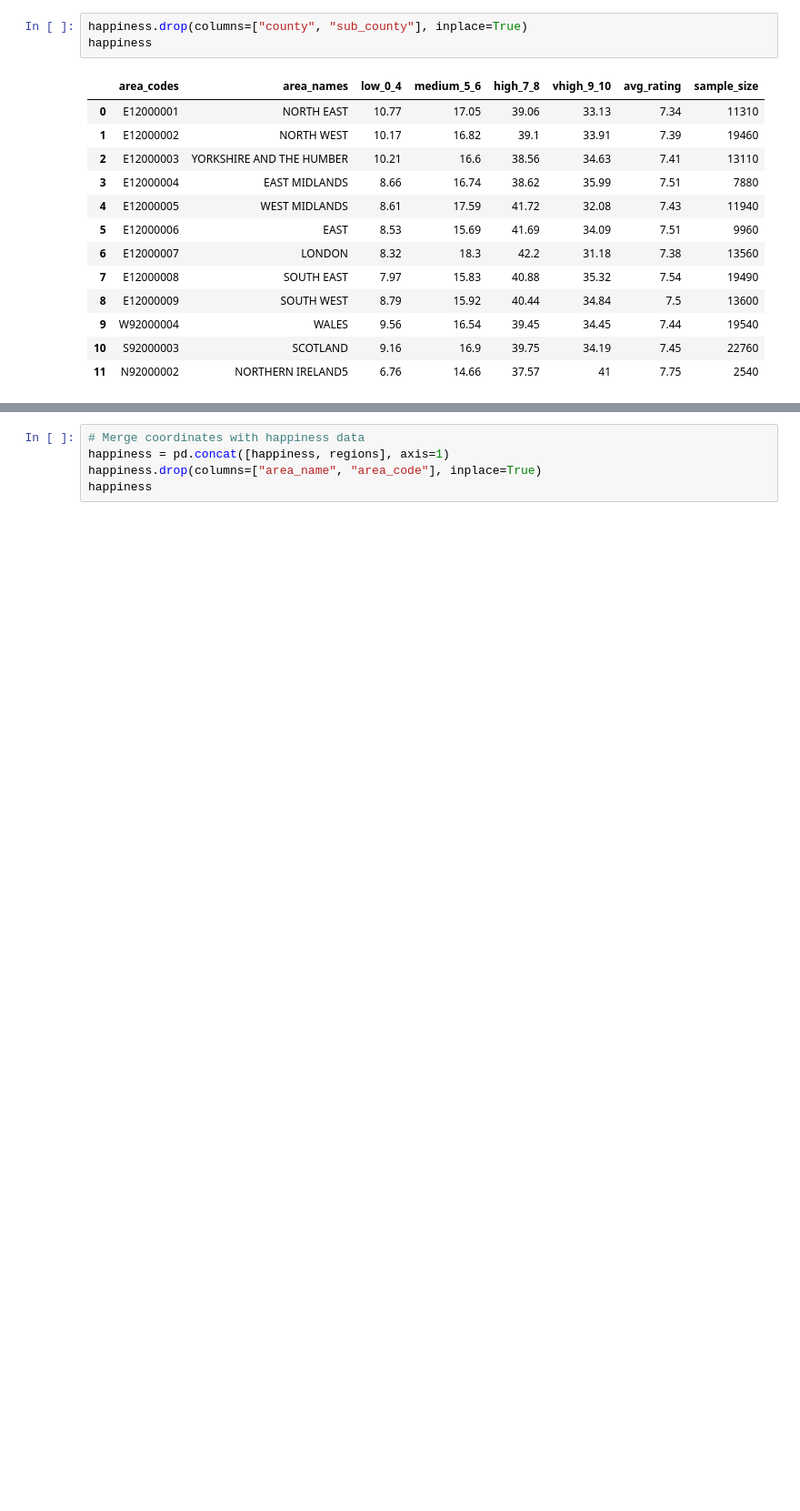
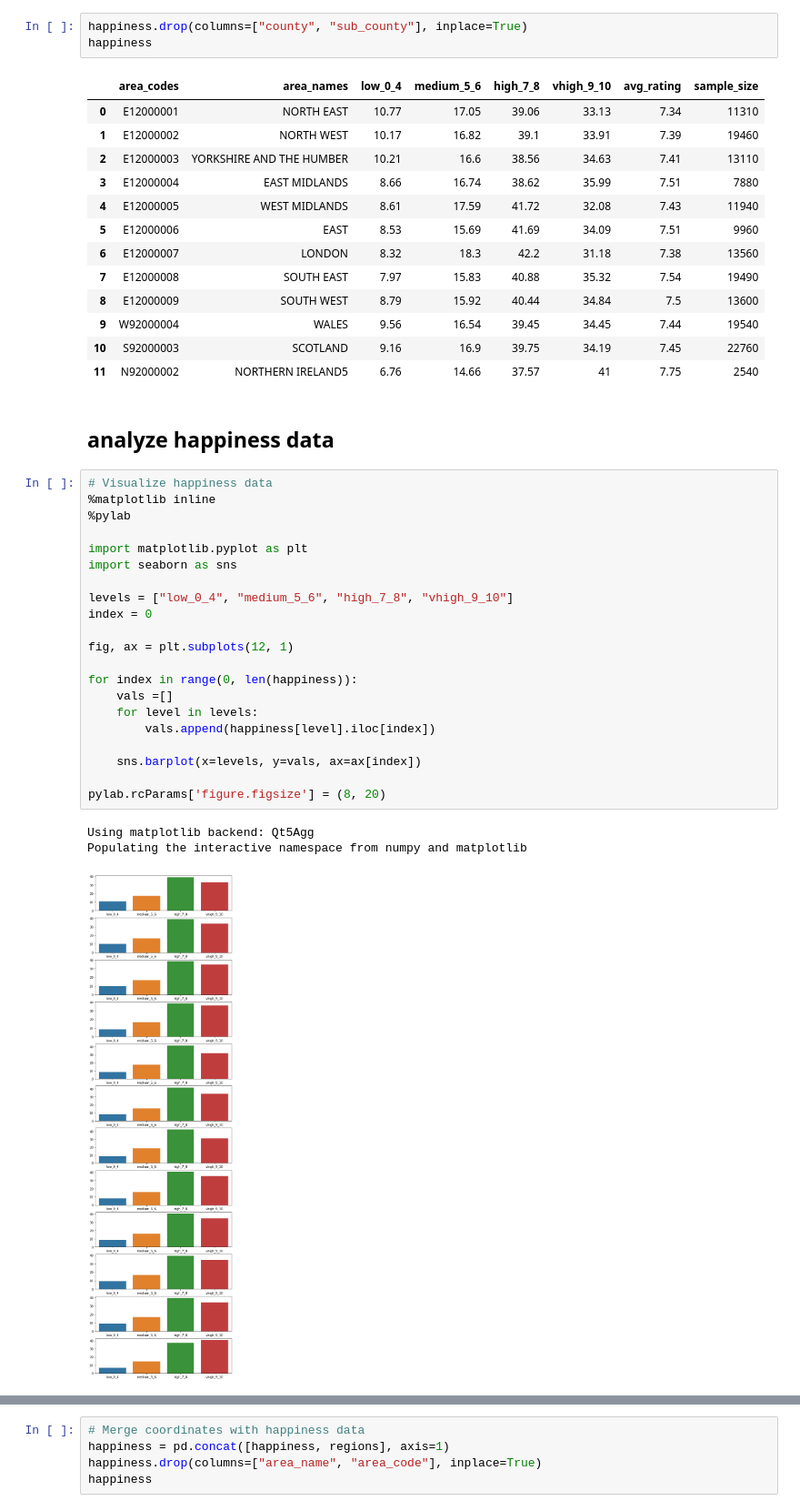
Before and after one commit to mukeswebrian/Analysing-the-impact-of-weather-on-self-reported-happiness, a Jupyter notebook: read_happiness_data.ipynb, the cells around one changed output, grey strips where cells are left out. Shown at 91% size. Saved outputs shown, nothing was run; the diff lists cells and outputs as text; blank space fills up the shorter version.

Commit message:
joined weather and happiness data, visualized happiness data

```diff
--- a/read_happiness_data.ipynb
+++ b/read_happiness_data.ipynb
@@ -170,3 +170,30 @@ happiness
 | 9 | W92000004 | WALES | 9.56 | 16.54 | 39.45 | 34.45 | 7.44 | 19540 |
 | 10 | S92000003 | SCOTLAND | 9.16 | 16.9 | 39.75 | 34.19 | 7.45 | 22760 |
 | 11 | N92000002 | NORTHERN IRELAND5 | 6.76 | 14.66 | 37.57 | 41 | 7.75 | 2540 |
+# %% [markdown]
+## analyze happiness data
+# %%
+# Visualize happiness data
+%matplotlib inline
+%pylab
+
+import matplotlib.pyplot as plt
+import seaborn as sns
+
+levels = ["low_0_4", "medium_5_6", "high_7_8", "vhigh_9_10"]
+index = 0
+
+fig, ax = plt.subplots(12, 1)
+
+for index in range(0, len(happiness)):
+    vals =[]
+    for level in levels:
+        vals.append(happiness[level].iloc[index])
+
+    sns.barplot(x=levels, y=vals, ax=ax[index])
+
+pylab.rcParams['figure.figsize'] = (8, 20)
+# %% [output]
+Using matplotlib backend: Qt5Agg
+Populating the interactive namespace from numpy and matplotlib
+[figure, added]
```
Also changed, not shown: parts of 5 cells of this notebook.
